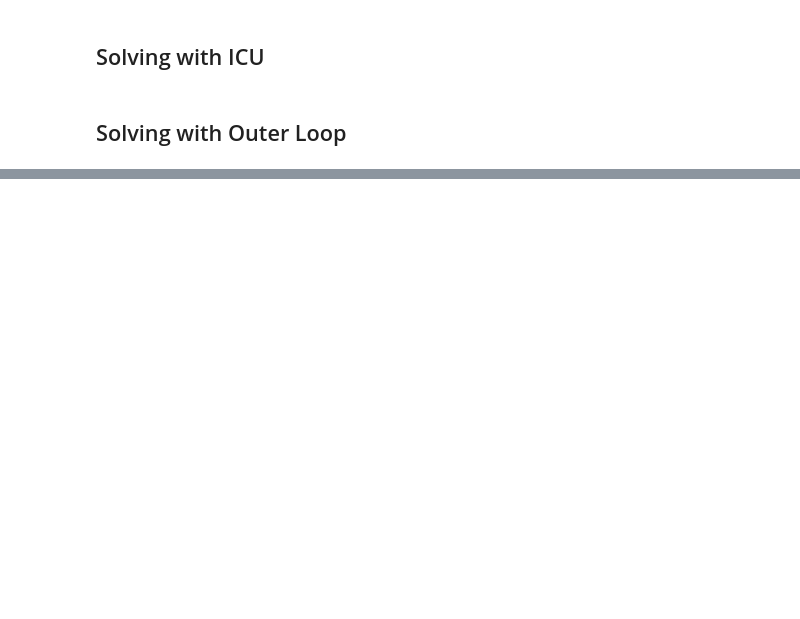
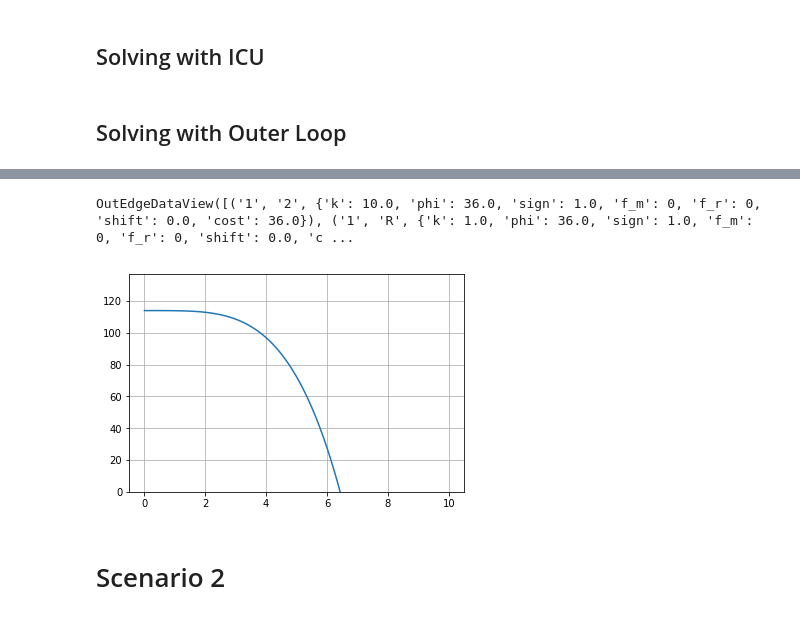
Before and after one commit to LucasFuentesValenzuela/ICU, a Jupyter notebook: notebooks/20200117 Tests on larger graphs_v1.ipynb, the cells around one changed output, grey strips where cells are left out. Drawn from its saved outputs; the diff is of its cells as text; code cells hidden in the pictures; blank space fills up the shorter version.

```diff
--- a/notebooks/20200117 Tests on larger graphs_v1.ipynb
+++ b/notebooks/20200117 Tests on larger graphs_v1.ipynb
@@ -96,0 +109,10 @@ compare_final(G_icu,G_FW,'cost')
+# %%
+G_0.edges.data()
+# %% [output]
+OutEdgeDataView([('1', '2', {'k': 10.0, 'phi': 36.0, 'sign': 1.0, 'f_m': 0, 'f_r': 0, 'shift': 0.0, 'cost': 36.0}), ('1', 'R', {'k': 1.0, 'phi': 36.0, 'sign': 1.0, 'f_m': 0, 'f_r': 0, 'shift': 0.0, 'c ...
+# %%
+plot_inv_demand(10, 36, 3, 150)
+# %% [output]
+[figure, added]
+# %% [markdown]
+# Scenario 2
```
Also changed, not shown: parts of 32 cells of this notebook, 10 other files.
